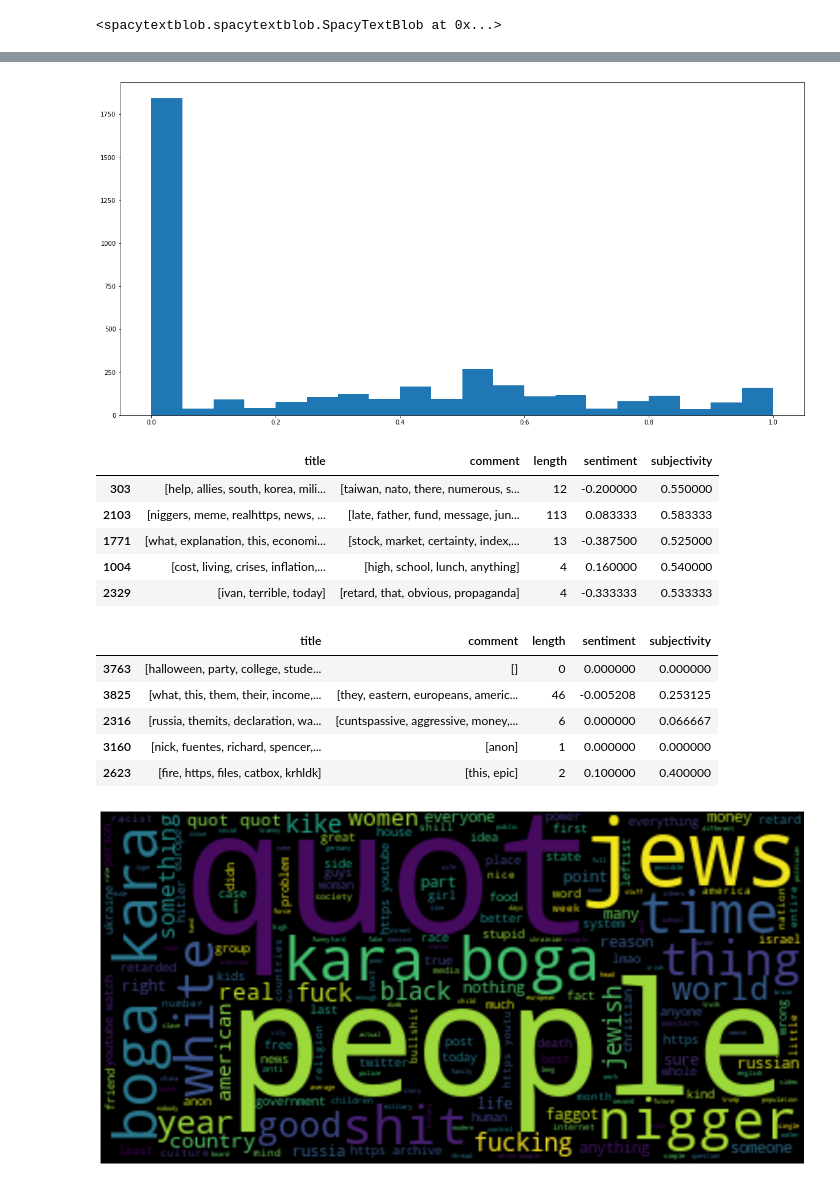
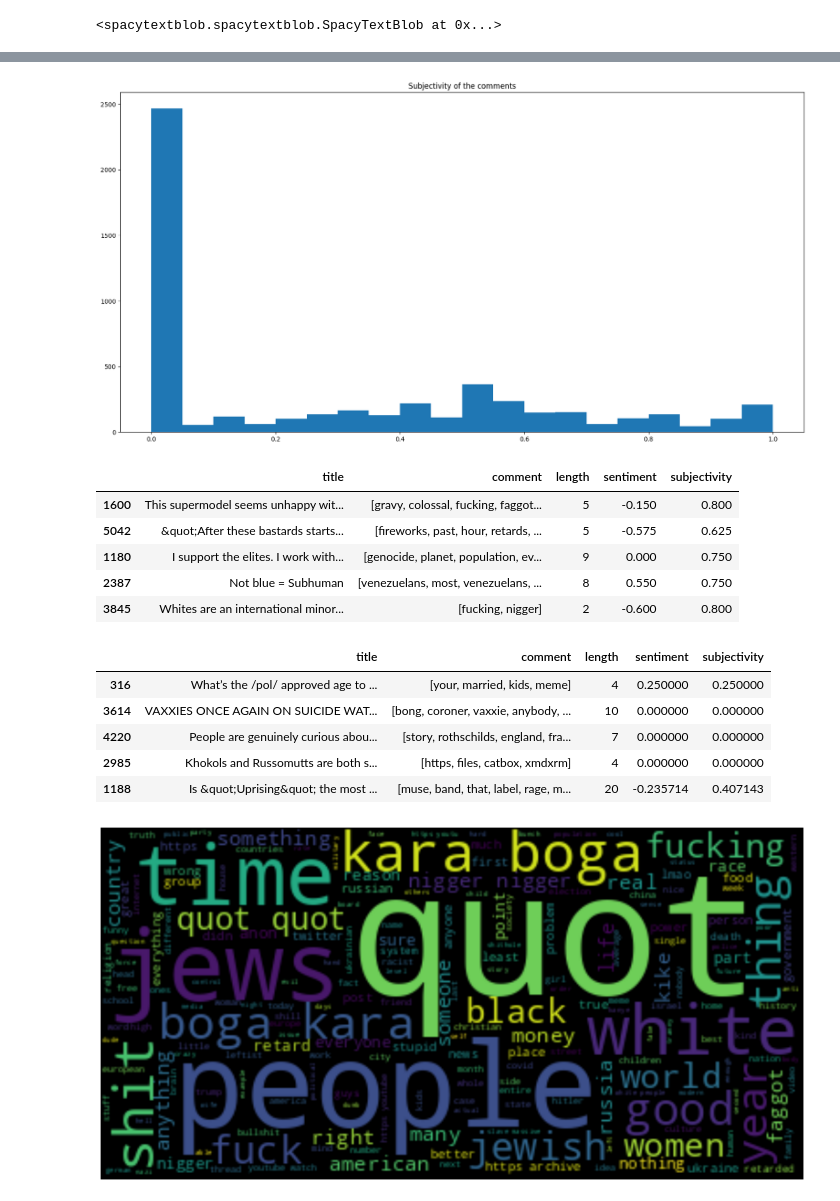
Before and after one commit to Extrieve/NLProject, a Jupyter notebook: 4chan/pandas_transformation.ipynb, the cells around one changed output, grey strips where cells are left out. Saved outputs shown, nothing was run; the diff lists cells and outputs as text; code cells hidden in the pictures.

```diff
--- a/4chan/pandas_transformation.ipynb
+++ b/4chan/pandas_transformation.ipynb
@@ -42,7 +43,7 @@ def clean_text(text):
     return text
 # %%
 # apply the clean_text function to the dataframe
-df['title'] = df['title'].apply(clean_text)
+# df['title'] = df['title'].apply(clean_text)
 df['comment'] = df['comment'].apply(clean_text)
 # %%
 df.head()
@@ -100,30 +102,31 @@ df['subjectivity'] = df['comment'].apply(lambda x: nlp(' '.join(x))._.blob.subje
 # %%
 # lets plot the subjectivity of the comments
 plt.figure(figsize=(20, 10))
+plt.title("Subjectivity of the comments")
 plt.hist(df['subjectivity'], bins=20)
 plt.show()
 # %% [output]
-[figure, old version]
+[figure, new version]
 # %%
 # show 5 samples of subjective comments, in which subjectivity is greater than 0.5
 df[df['subjectivity'] > 0.5].sample(5)
 # %% [output]
 |  | title | comment | length | sentiment | subjectivity |
-| 303 | [help, allies, south, korea, mili... | [taiwan, nato, there, numerous, s... | 12 | -0.200000 | 0.550000 |
-| 2103 | [niggers, meme, realhttps, news, ... | [late, father, fund, message, jun... | 113 | 0.083333 | 0.583333 |
-| 1771 | [what, explanation, this, economi... | [stock, market, certainty, index,... | 13 | -0.387500 | 0.525000 |
-| 1004 | [cost, living, crises, inflation,... | [high, school, lunch, anything] | 4 | 0.160000 | 0.540000 |
-| 2329 | [ivan, terrible, today] | [retard, that, obvious, propaganda] | 4 | -0.333333 | 0.533333 |
+| 1600 | This supermodel seems unhappy wit... | [gravy, colossal, fucking, faggot... | 5 | -0.150 | 0.800 |
+| 5042 | &quot;After these bastards starts... | [fireworks, past, hour, retards, ... | 5 | -0.575 | 0.625 |
+| 1180 | I support the elites. I work with... | [genocide, planet, population, ev... | 9 | 0.000 | 0.750 |
+| 2387 | Not blue = Subhuman | [venezuelans, most, venezuelans, ... | 8 | 0.550 | 0.750 |
+| 3845 | Whites are an international minor... | [fucking, nigger] | 2 | -0.600 | 0.800 |
 # %%
 # show 5 samples of objective comments, in which subjectivity is less than 0.5
 df[df['subjectivity'] < 0.5].sample(5)
 # %% [output]
 |  | title | comment | length | sentiment | subjectivity |
-| 3763 | [halloween, party, college, stude... | [] | 0 | 0.000000 | 0.000000 |
-| 3825 | [what, this, them, their, income,... | [they, eastern, europeans, americ... | 46 | -0.005208 | 0.253125 |
-| 2316 | [russia, themits, declaration, wa... | [cuntspassive, aggressive, money,... | 6 | 0.000000 | 0.066667 |
-| 3160 | [nick, fuentes, richard, spencer,... | [anon] | 1 | 0.000000 | 0.000000 |
-| 2623 | [fire, https, files, catbox, krhldk] | [this, epic] | 2 | 0.100000 | 0.400000 |
+| 316 | What’s the /pol/ approved age to ... | [your, married, kids, meme] | 4 | 0.250000 | 0.250000 |
+| 3614 | VAXXIES ONCE AGAIN ON SUICIDE WAT... | [bong, coroner, vaxxie, anybody, ... | 10 | 0.000000 | 0.000000 |
+| 4220 | People are genuinely curious abou... | [story, rothschilds, england, fra... | 7 | 0.000000 | 0.000000 |
+| 2985 | Khokols and Russomutts are both s... | [https, files, catbox, xmdxrm] | 4 | 0.000000 | 0.000000 |
+| 1188 | Is &quot;Uprising&quot; the most ... | [muse, band, that, label, rage, m... | 20 | -0.235714 | 0.407143 |
 # %%
 # lets create a word cloud of the most common words in the comments
 from wordcloud import WordCloud
@@ -140,7 +143,7 @@ plt.imshow(wordcloud, interpolation='bilinear')
 plt.axis("off")
 plt.show()
 # %% [output]
-[figure, old version]
+[figure, new version]
 # %%
 # lets create a word cloud of the most common words in the comments, but only for negative comments
 negative_comments = ' '.join(df[df['sentiment'] < -0.5]['comment'].apply(lambda x: ' '.join(x)))
```
Also changed, not shown: parts of 17 cells of this notebook, 1 other file.
